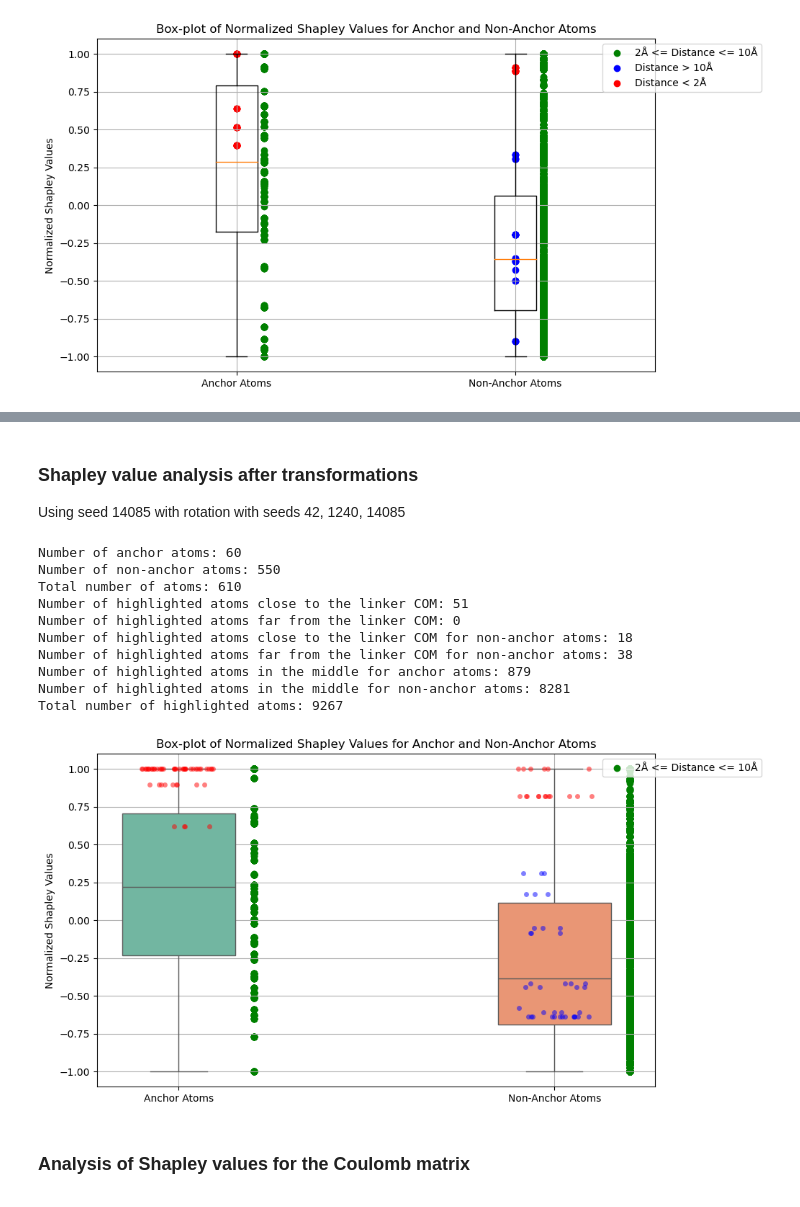
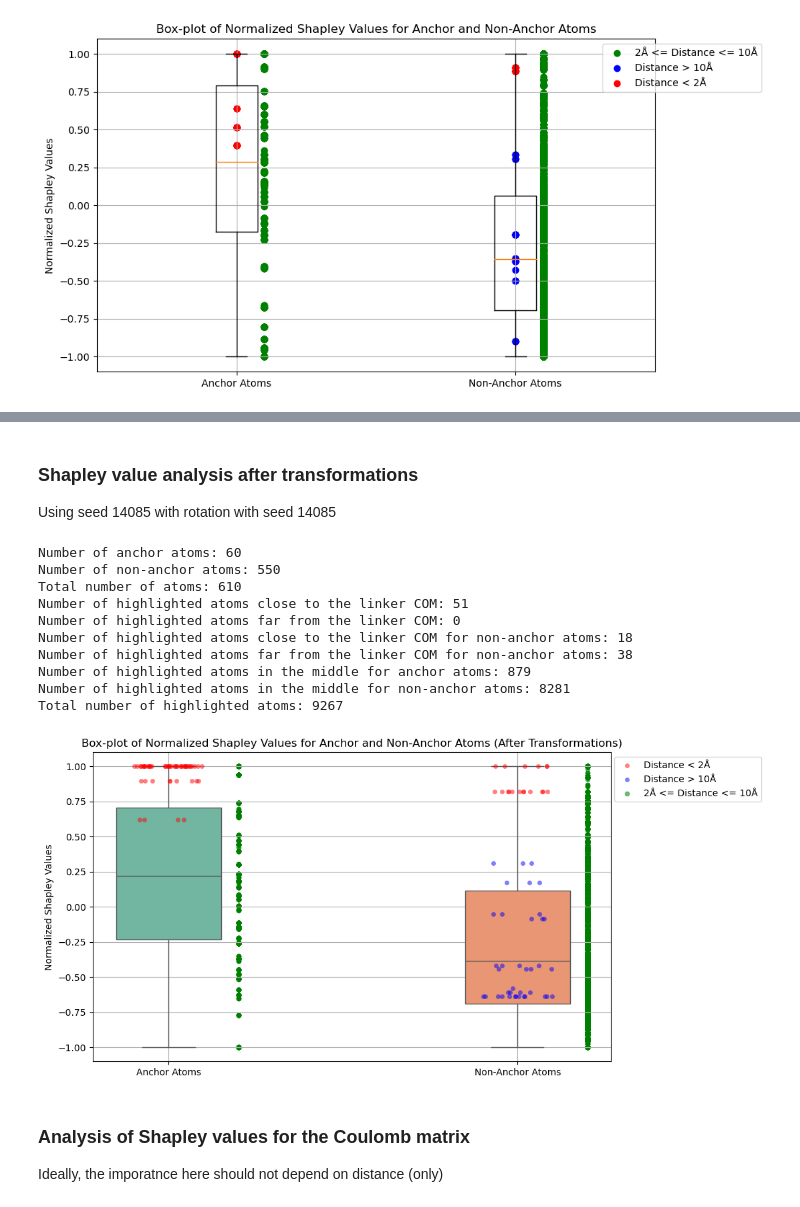
Before and after one commit to AndMastro/DiffSHAPer, a Jupyter notebook: difflinker/shapley_value_analysis.ipynb, the cells around one changed output, grey strips where cells are left out. Saved outputs shown, nothing was run; the diff lists cells and outputs as text; code cells hidden in the pictures.

Commit message:
Updating shapley value analysis notebook

```diff
--- a/difflinker/shapley_value_analysis.ipynb
+++ b/difflinker/shapley_value_analysis.ipynb
@@ -126,8 +127,9 @@ Compute distance between fragment atoms and center of mass of linker
 # %%
 for i in range(len(data_list)):
     fragment_mask = data_dict[i]['fragment_mask'].bool().cpu().numpy()
-    fragment_positions = np.array(data_dict[i]['positions_14085'])[fragment_mask.squeeze()]
+    # fragment_positions = np.array(data_dict[i]['positions_14085'])[fragment_mask.squeeze()]
     for seed in seed_list:
+        fragment_positions = np.array(data_dict[i][f'positions_{seed}'])[fragment_mask.squeeze()]
         com_linker = data_dict[i][f'com_linker_{seed}']
         distances = np.linalg.norm(fragment_positions - com_linker, axis=1)
         dict_key_name = f'distances_{seed}'
@@ -305,6 +382,6 @@ plt.show()
 # %% [markdown]
 ### Shapley value analysis after transformations
-Using seed 14085 with rotation with seeds 42, 1240, 14085
+Using seed 14085 with rotation with seed 14085
 # %%
 seed = 14085
 transform_seed_list = [14085]
@@ -347,8 +424,9 @@ for i in range(len(data_list)):
 # %%
 for i in range(len(data_list)):
     fragment_mask = data_dict[i]['fragment_mask'].bool().cpu().numpy()
-    fragment_positions = np.array(data_dict[i]['positions_14085'])[fragment_mask.squeeze()]
+
     for t_seed in transform_seed_list:
+        fragment_positions = np.array(data_dict[i][f'positions_{seed}'])[fragment_mask.squeeze()]
         com_linker = data_dict[i][f'com_linker_{t_seed}']
         distances = np.linalg.norm(fragment_positions - com_linker, axis=1)
         dict_key_name = f'distances_{t_seed}'
@@ -418,40 +496,57 @@ print("Number of highlighted atoms far from the linker COM for non-anchor atoms:
 
 print("Number of highlighted atoms in the middle for anchor atoms:", len(highlighted_middle_shapley_values))
 print("Number of highlighted atoms in the middle for non-anchor atoms:", len(highlighted_middle_shapley_values_non_anchor))
 
 print("Total number of highlighted atoms:", len(highlighted_shapley_values_close) + len(highlighted_shapley_values_far) + len(highlighted_shapley_values_close_non_anchor) + len(highlighted_shapley_values_far_non_anchor) + len(highlighted_middle_shapley_values) + len(highlighted_middle_shapley_values_non_anchor))
 # Create box plot using seaborn
 plt.figure(figsize=(10, 6))
 sns.boxplot(data=[anchor_shapley_values, non_anchor_shapley_values], palette="Set2", width=0.3)
 # sns.stripplot(data=[anchor_shapley_values, non_anchor_shapley_values], color='black', alpha=0.5)
-sns.stripplot(data=[highlighted_shapley_values_close, highlighted_shapley_values_close_non_anchor], color='red', alpha=0.5)
-sns.stripplot(data=[highlighted_shapley_values_far, highlighted_shapley_values_far_non_anchor], color='blue', alpha=0.5)
+sns.stripplot(data=[highlighted_shapley_values_close, highlighted_shapley_values_close_non_anchor], color='red', alpha=0.5, label='Distance < 2Å')
 
-plt.scatter([0.2] * len(highlighted_middle_shapley_values), highlighted_middle_shapley_values, color='green', label='2Å <= Distance <= 10Å')
+sns.stripplot(data=[highlighted_shapley_values_far, highlighted_shapley_values_far_non_anchor], color='blue', alpha=0.5, label='Distance > 10Å')
+
+plt.scatter([0.2] * len(highlighted_middle_shapley_values), highlighted_middle_shapley_values, color='green', alpha=0.5, label='2Å <= Distance <= 10Å', s=20)
 # plt.scatter([0] * len(highlighted_shapley_values_far), highlighted_shapley_values_far, color='blue', label='Distance > 10Å')
 # plt.scatter([0] * len(highlighted_shapley_values_close), highlighted_shapley_values_close, color='red', label='Distance < 2Å')
 
-plt.scatter([1.2] * len(highlighted_middle_shapley_values_non_anchor), highlighted_middle_shapley_values_non_anchor, color='green')
+plt.scatter([1.2] * len(highlighted_middle_shapley_values_non_anchor), highlighted_middle_shapley_values_non_anchor, color='green', alpha=0.5, s=20)
 # plt.scatter([1] * len(highlighted_shapley_values_far_non_anchor), highlighted_shapley_values_far_non_anchor, color='blue')
 # plt.scatter([1] * len(highlighted_shapley_values_close_non_anchor), highlighted_shapley_values_close_non_anchor, color='red')
 
 plt.xticks([0, 1], ['Anchor Atoms', 'Non-Anchor Atoms'])
 plt.ylabel('Normalized Shapley Values')
-plt.title('Box-plot of Normalized Shapley Values for Anchor and Non-Anchor Atoms')
-plt.legend(loc='upper right', bbox_to_anchor=(1.20, 1))
+plt.title('Box-plot of Normalized Shapley Values for Anchor and Non-Anchor Atoms (After Transformations)')
+
+handles, labels = plt.gca().get_legend_handles_labels()
+
+# Filter out the duplicate labels
+unique_labels = []
+unique_handles = []
+for handle, label in zip(handles, labels):
+    if label not in unique_labels:
+        unique_labels.append(label)
+        unique_handles.append(handle)
+
+# Set the legend again with the filtered handles and labels
+plt.legend(unique_handles, unique_labels, loc='upper right', bbox_to_anchor=(1.30, 1))
+
 plt.grid(True)
-plt.show()
+# plt.show()
+# plt.savefig(f"{SAVE_PLOT_FOLDER}box_plot_shapley_values_hausdorff_after_transform.pdf", bbox_inches='tight', dpi=300)
+# plt.savefig(f"{SAVE_PLOT_FOLDER}box_plot_shapley_values_hausdorff_after_transform.png", bbox_inches='tight', dpi=300)
 # %% [output]
 Number of anchor atoms: 60
 Number of non-anchor atoms: 550
 Total number of atoms: 610
 Number of highlighted atoms close to the linker COM: 51
 Number of highlighted atoms far from the linker COM: 0
 Number of highlighted atoms close to the linker COM for non-anchor atoms: 18
 Number of highlighted atoms far from the linker COM for non-anchor atoms: 38
 Number of highlighted atoms in the middle for anchor atoms: 879
 Number of highlighted atoms in the middle for non-anchor atoms: 8281
 Total number of highlighted atoms: 9267
-[figure, old version]
+[figure, new version]
 # %% [markdown]
 ### Analysis of Shapley values for the Coulomb matrix
+Ideally, the imporatnce here should not depend on distance (only)
```
Also changed, not shown: parts of 25 cells of this notebook.
